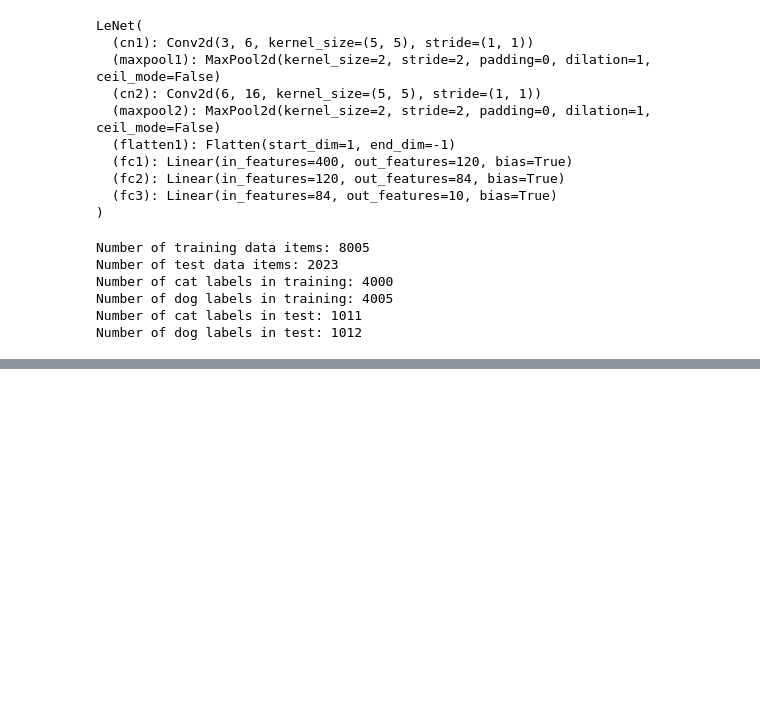
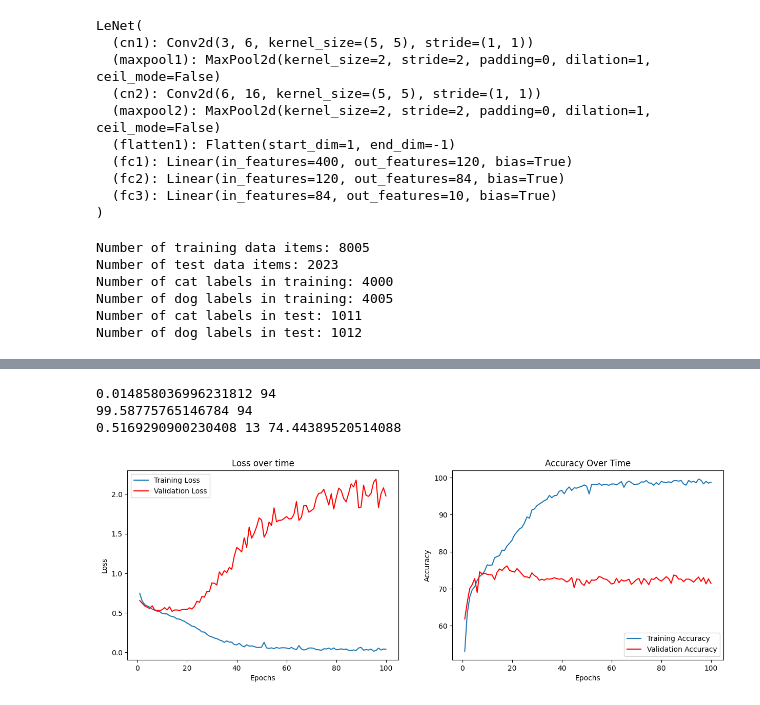
Before and after one commit to AlaTan93/coursera_deeplearn, a Jupyter notebook: project.ipynb, the cells around one changed output, grey strips where cells are left out. Drawn from its saved outputs; the diff is of its cells as text; code cells hidden in the pictures; blank space fills up the shorter version.

```diff
--- a/project.ipynb
+++ b/project.ipynb
@@ -175,7 +175,7 @@ training_loss = []
 training_acc = []
 val_loss = []
 val_acc = []
-epochs = 10
+epochs = 100
 
 # training loop over the dataset multiple times
 for epoch in range(epochs):
@@ -208,19 +214,28 @@ LeNet accuracy on 2023 images from test dataset: 73.30696984676223. Loss: 0.5425
 # %%
 x_index = range(1, epochs+1, 1)
 
 fig, (ax1, ax2) = plt.subplots(1, 2)
 fig.set_figwidth(15)
 
 ax1.plot(x_index, training_loss, label="Training Loss")
 ax1.plot(x_index, val_loss, color='red', label="Validation Loss")
 ax1.set_title("Loss over time")
 ax1.legend()
 ax1.set_xlabel("Epochs")
 ax1.set_ylabel("Loss")
 
-ax2.plot(x_index, val_acc, label="Validation Accuracy")
-ax2.plot(x_index, training_acc, color='red', label="Training Accuracy")
+ax2.plot(x_index, training_acc, label="Training Accuracy")
+ax2.plot(x_index, val_acc, color='red', label="Validation Accuracy")
 ax2.legend()
 ax2.set_title("Accuracy Over Time")
 ax2.set_xlabel("Epochs")
 ax2.set_ylabel("Accuracy")
+
+print(np.min(training_loss), np.argmin(training_loss, axis=0))
+print(np.max(training_acc), np.argmax(training_acc, axis=0))
+print(np.min(val_loss), np.argmin(val_loss, axis=0), val_acc[np.argmin(val_loss, axis=0)])
+# %% [output]
+0.014858036996231812 94
+99.58775765146784 94
+0.5169290900230408 13 74.44389520514088
+[figure, added]
```
Also changed, not shown: parts of 11 cells of this notebook.
